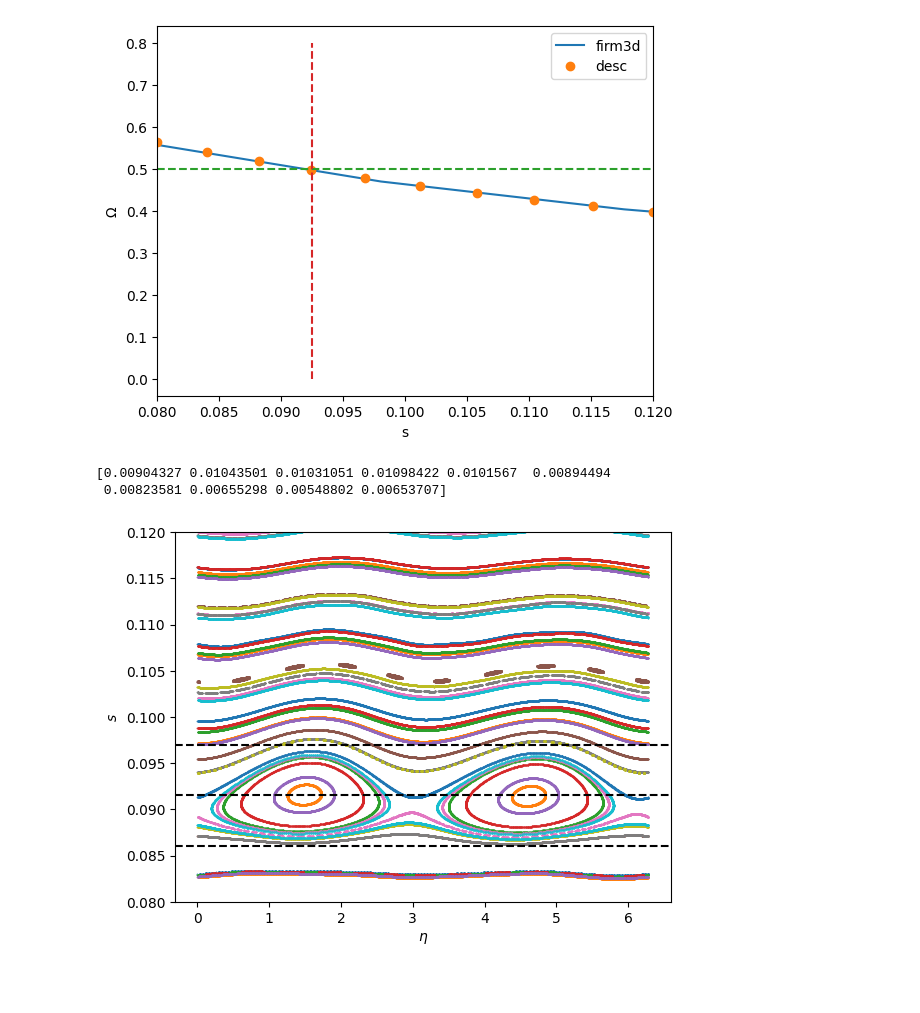
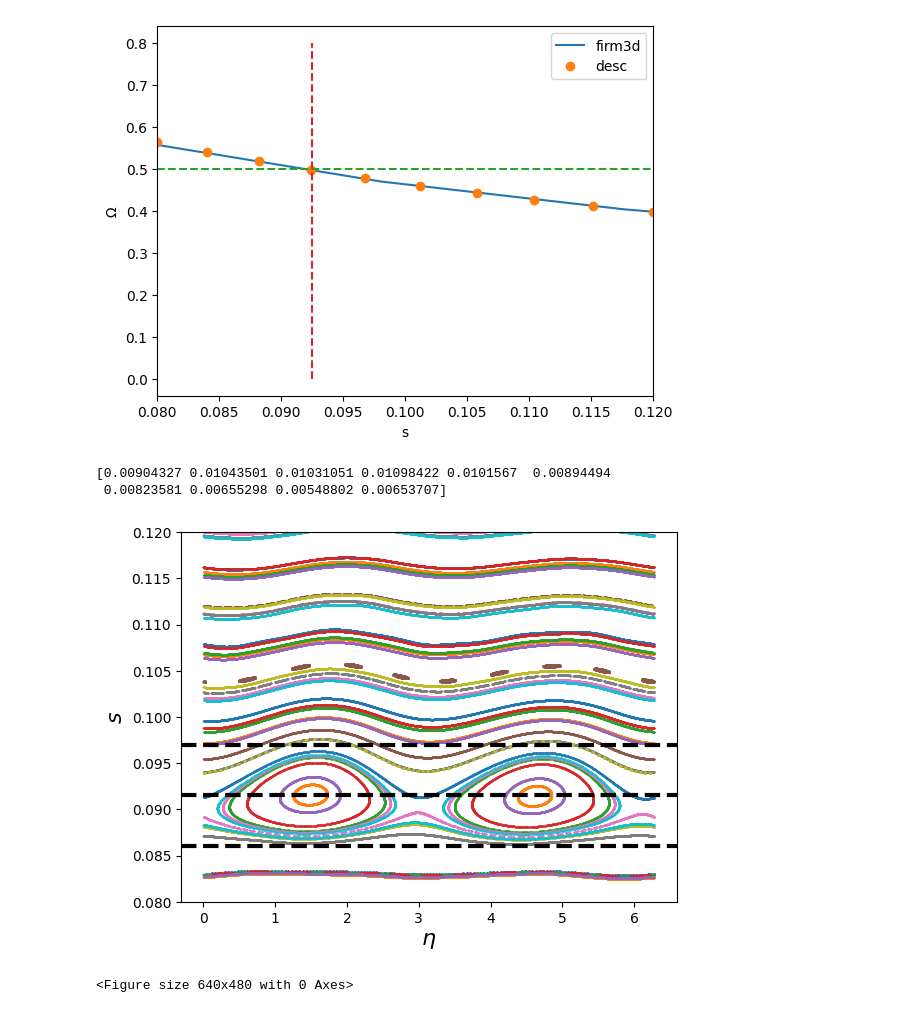
Before and after one commit to jlabbate15/DESC_TrappedRes, a Jupyter notebook: island_benchmarks/precise_qa/compare_island_width_Bcrit_0.98_1_2.ipynb, the cells around one changed output. Cells and saved outputs as stored; diff of their text form; code cells hidden in the pictures; blank space fills up the shorter version.

```diff
--- a/island_benchmarks/precise_qa/compare_island_width_Bcrit_0.98_1_2.ipynb
+++ b/island_benchmarks/precise_qa/compare_island_width_Bcrit_0.98_1_2.ipynb
@@ -101,23 +101,26 @@ plt.show()
 # %%
 s_poinc = data['s_all']
 etas_poinc = np.mod(data['etas_all'], 2*np.pi)
 
 
 Delta_s = 4 * (Delta_s_4) ** (1/4)
 
 print(Delta_s)
 
-plt.figure()
+fig,ax = plt.subplots()
 for i in range(len(s_poinc)):
     plt.scatter(etas_poinc[i],s_poinc[i],s=0.1)
 plt.ylim(s_min,s_max)
-plt.axhline([0.0915], color='k', linestyle='--')
-plt.axhline([0.0915+Delta_s[3]/2], color='k', linestyle='--')
-plt.axhline([0.0915-Delta_s[3]/2], color='k', linestyle='--')
-plt.xlabel('$\eta$')
-plt.ylabel('$s$')
+plt.axhline([0.0915], color='k', linestyle='--',linewidth=3)
+plt.axhline([0.0915+Delta_s[3]/2], color='k', linestyle='--',linewidth=3)
+plt.axhline([0.0915-Delta_s[3]/2], color='k', linestyle='--',linewidth=3)
+plt.xlabel('$\eta$',fontsize=16)
+plt.ylabel('$s$',fontsize=16)
 plt.show()
+ax.tick_params(axis='both', labelsize=15)
+plt.savefig('iw_preciseQA_Bc0.98_1_2.pdf')
 # %% [output]
 [0.00904327 0.01043501 0.01031051 0.01098422 0.0101567  0.00894494
  0.00823581 0.00655298 0.00548802 0.00653707]
-[figure, old version]
+[figure, new version]
+<Figure size 640x480 with 0 Axes>
```
Also changed, not shown: 5 other files.
